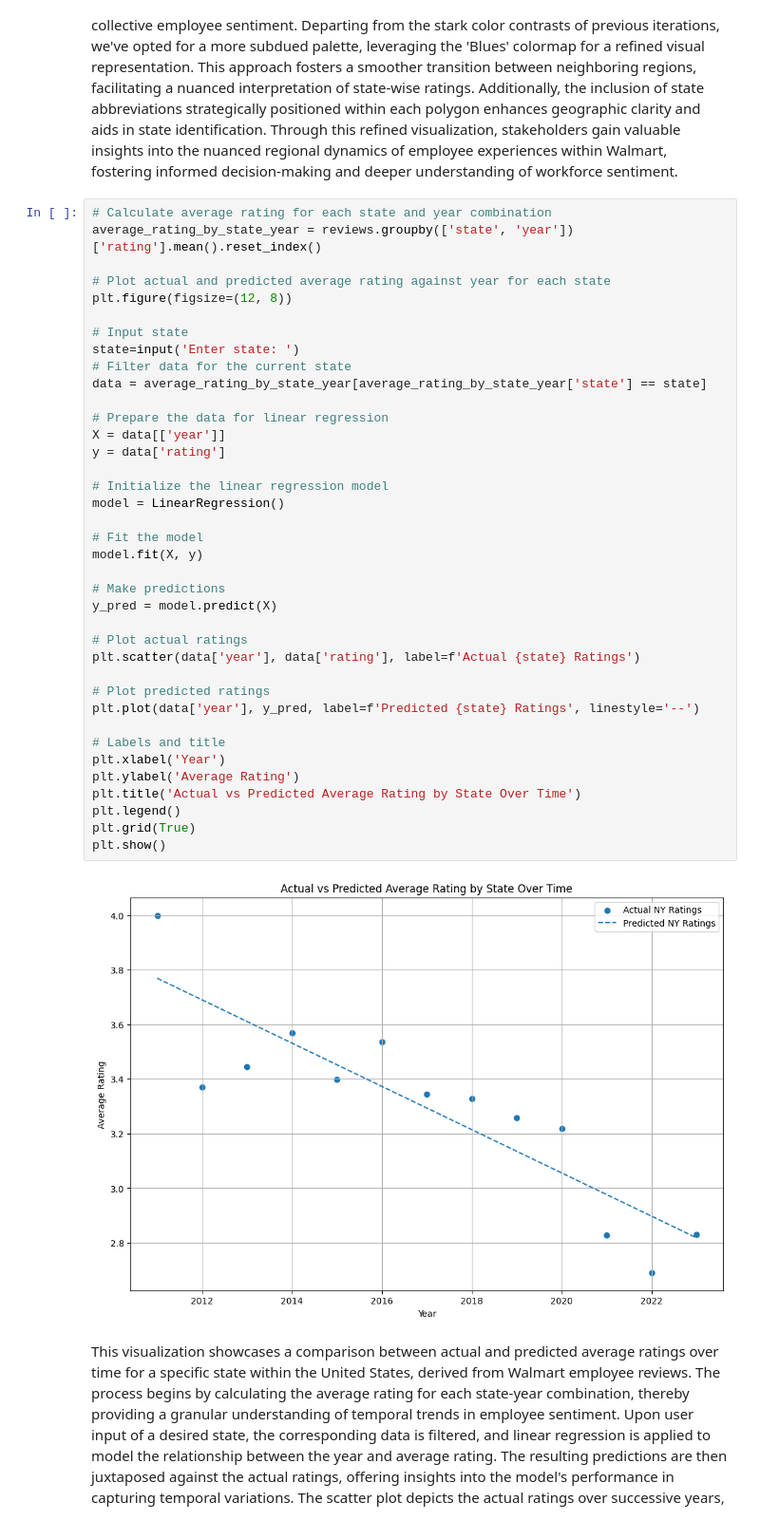
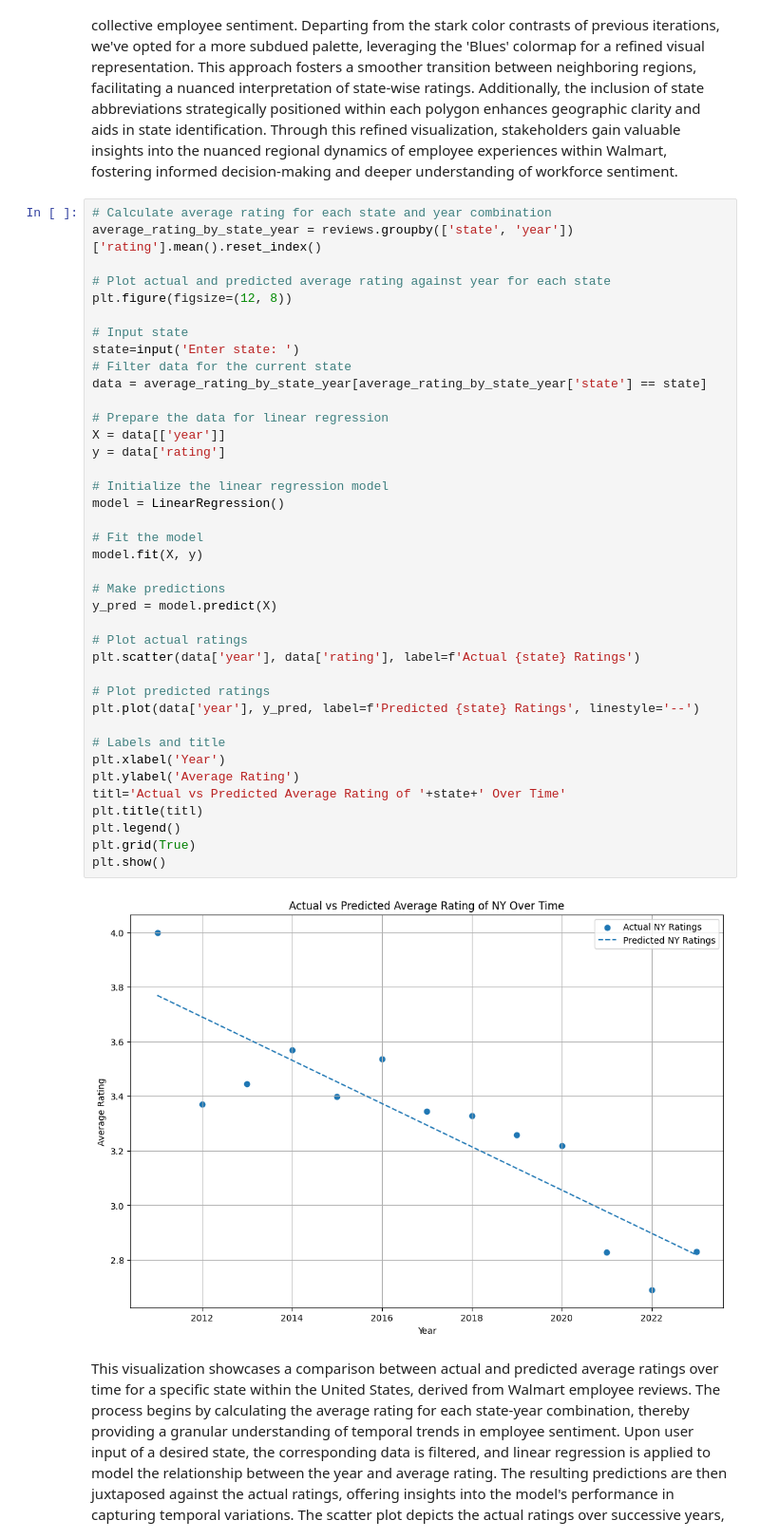
Before and after one commit to smokytrails/Voices-of-Walmart, a Jupyter notebook: Employee Review Analysis.ipynb, the cells around one changed output. Shown at 95% size. Saved outputs shown, nothing was run; the diff lists cells and outputs as text.

Commit message:
better title for visualization

```diff
--- a/Employee Review Analysis.ipynb
+++ b/Employee Review Analysis.ipynb
@@ -416,35 +416,36 @@ plt.figure(figsize=(12, 8))
 state=input('Enter state: ')
 # Filter data for the current state
 data = average_rating_by_state_year[average_rating_by_state_year['state'] == state]
 
 # Prepare the data for linear regression
 X = data[['year']]
 y = data['rating']
 
 # Initialize the linear regression model
 model = LinearRegression()
 
 # Fit the model
 model.fit(X, y)
 
 # Make predictions
 y_pred = model.predict(X)
 
 # Plot actual ratings
 plt.scatter(data['year'], data['rating'], label=f'Actual {state} Ratings')
 
 # Plot predicted ratings
 plt.plot(data['year'], y_pred, label=f'Predicted {state} Ratings', linestyle='--')
 
 # Labels and title
 plt.xlabel('Year')
 plt.ylabel('Average Rating')
-plt.title('Actual vs Predicted Average Rating by State Over Time')
+titl='Actual vs Predicted Average Rating of '+state+' Over Time'
+plt.title(titl)
 plt.legend()
 plt.grid(True)
 plt.show()
 # %% [output]
-[figure, old version]
+[figure, new version]
 # %% [markdown]
 This visualization showcases a comparison between actual and predicted average ratings over time for a specific state within the United States, derived from Walmart employee reviews. The process begins by calculating the average rating for each state-year combination, thereby providing a granular understanding of temporal trends in employee sentiment. Upon user input of a desired state, the corresponding data is filtered, and linear regression is applied to model the relationship between the year and average rating. The resulting predictions are then juxtaposed against the actual ratings, offering insights into the model's performance in capturing temporal variations. The scatter plot depicts the actual ratings over successive years, while the dashed line represents the model's predicted ratings. Through this visualization, stakeholders gain valuable insights into the dynamic evolution of employee perceptions within Walmart across different states over time, facilitating informed decision-making and strategic planning.
 # %% [markdown]
```
Also changed, not shown: parts of 1 cell of this notebook.
